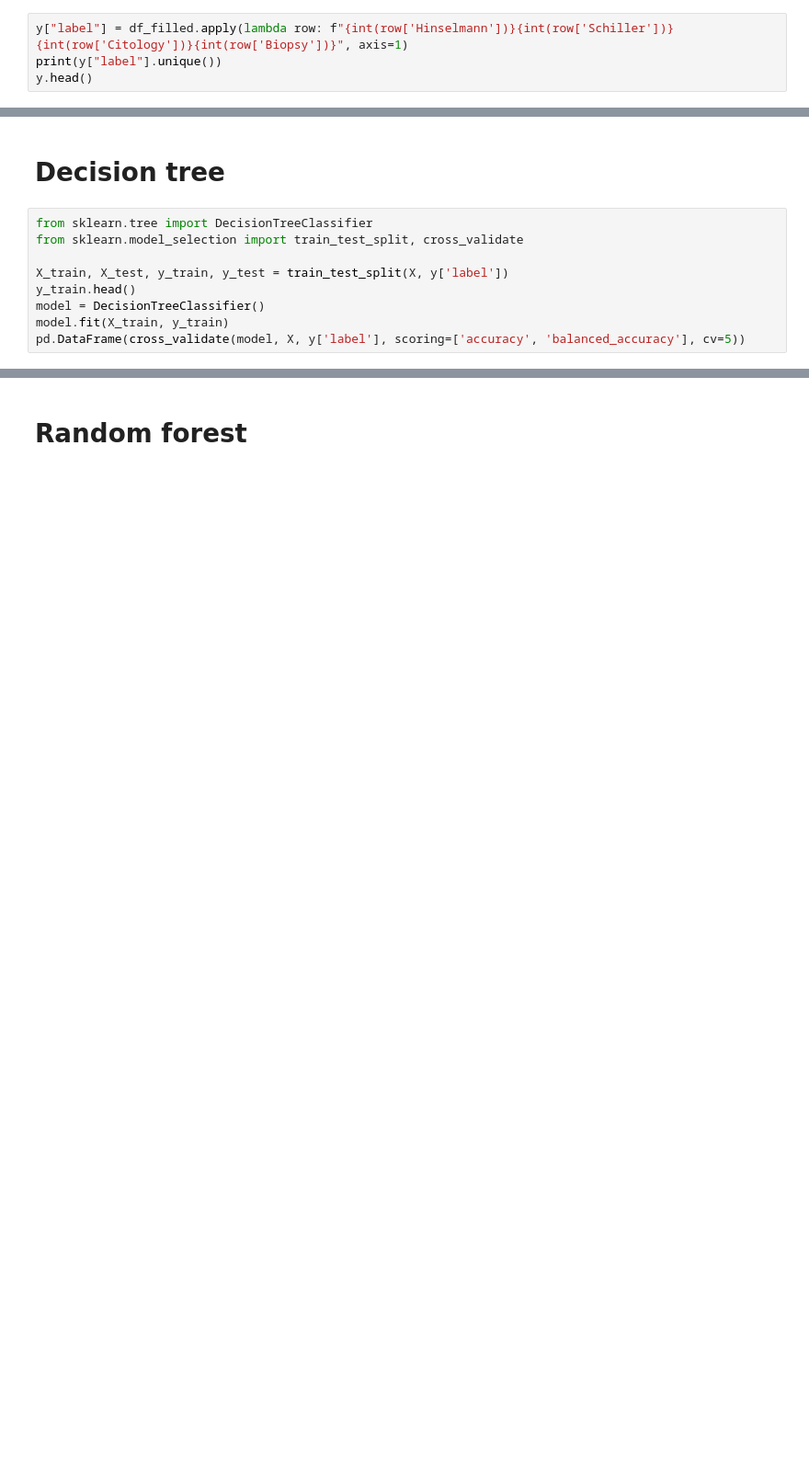
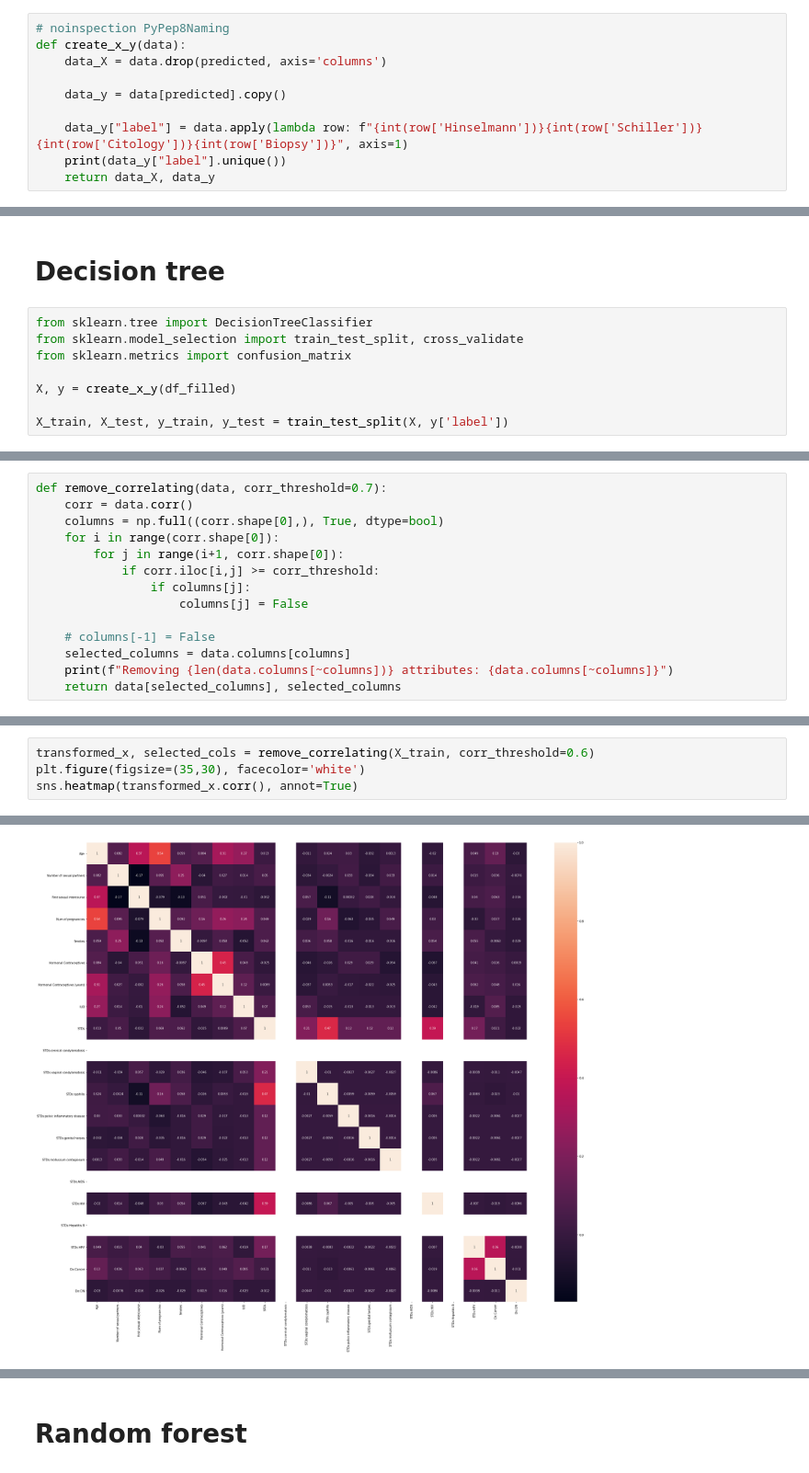
Before and after one commit to MatusPilnan/oznal-projekt-2020, a Jupyter notebook: oznal.ipynb, the cells around one changed output, grey strips where cells are left out. Shown at 92% size. Drawn from its saved outputs; the diff is of its cells as text; blank space fills up the shorter version.

```diff
--- a/oznal.ipynb
+++ b/oznal.ipynb
@@ -222,4 +217,10 @@ y.head()
 # %%
-y["label"] = df_filled.apply(lambda row: f"{int(row['Hinselmann'])}{int(row['Schiller'])}{int(row['Citology'])}{int(row['Biopsy'])}", axis=1)
-print(y["label"].unique())
-y.head()
+# noinspection PyPep8Naming
+def create_x_y(data):
+    data_X = data.drop(predicted, axis='columns')
+
+    data_y = data[predicted].copy()
+
+    data_y["label"] = data.apply(lambda row: f"{int(row['Hinselmann'])}{int(row['Schiller'])}{int(row['Citology'])}{int(row['Biopsy'])}", axis=1)
+    print(data_y["label"].unique())
+    return data_X, data_y
@@ -237,10 +229,9 @@ y.head()
 # %%
 from sklearn.tree import DecisionTreeClassifier
 from sklearn.model_selection import train_test_split, cross_validate
+from sklearn.metrics import confusion_matrix
+
+X, y = create_x_y(df_filled)
 
 X_train, X_test, y_train, y_test = train_test_split(X, y['label'])
-y_train.head()
-model = DecisionTreeClassifier()
-model.fit(X_train, y_train)
-pd.DataFrame(cross_validate(model, X, y['label'], scoring=['accuracy', 'balanced_accuracy'], cv=5))
 # %% [output]
@@ -272,0 +294,14 @@ pd.Series(y_pred).value_counts()
+# %%
+def remove_correlating(data, corr_threshold=0.7):
+    corr = data.corr()
+    columns = np.full((corr.shape[0],), True, dtype=bool)
+    for i in range(corr.shape[0]):
+        for j in range(i+1, corr.shape[0]):
+            if corr.iloc[i,j] >= corr_threshold:
+                if columns[j]:
+                    columns[j] = False
+
+    # columns[-1] = False
+    selected_columns = data.columns[columns]
+    print(f"Removing {len(data.columns[~columns])} attributes: {data.columns[~columns]}")
+    return data[selected_columns], selected_columns
@@ -272,0 +349,5 @@ pd.Series(y_pred).value_counts()
+# %%
+transformed_x, selected_cols = remove_correlating(X_train, corr_threshold=0.6)
+plt.figure(figsize=(35,30), facecolor='white')
+sns.heatmap(transformed_x.corr(), annot=True)
+# %% [output]
@@ -272,0 +360 @@ pd.Series(y_pred).value_counts()
+[figure, added]
```
Also changed, not shown: parts of 16 cells of this notebook.
